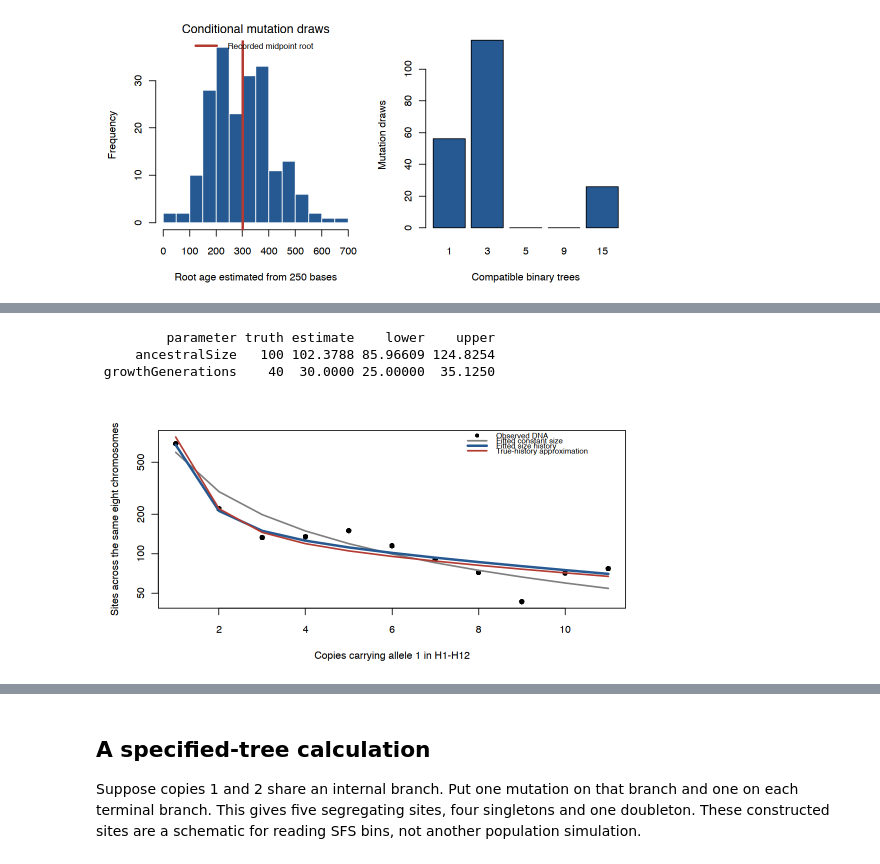
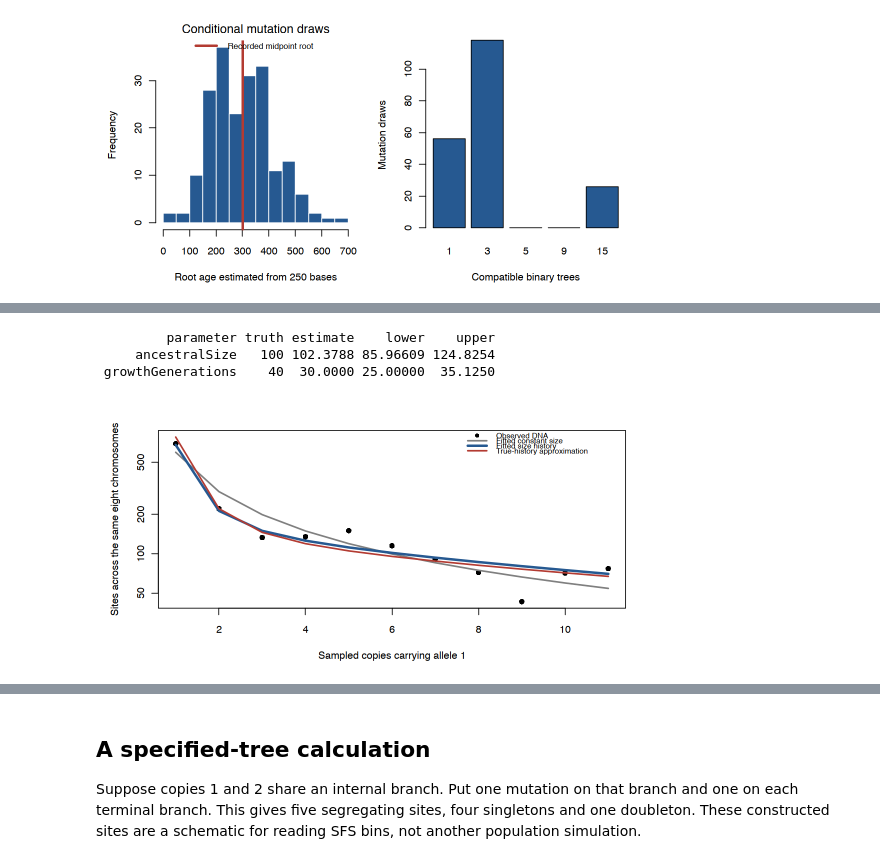
Before and after one commit to StatFunGen/hpgR, a Jupyter notebook: notebooks/P8149_Lecture_9_Mutations_on_a_Tree.ipynb, the cells around one changed output, grey strips where cells are left out. Saved outputs shown, nothing was run; the diff lists cells and outputs as text; code cells hidden in the pictures.

```diff
--- a/notebooks/P8149_Lecture_9_Mutations_on_a_Tree.ipynb
+++ b/notebooks/P8149_Lecture_9_Mutations_on_a_Tree.ipynb
@@ -10542,30 +10604,30 @@ and model approximation contribute additional uncertainty.
 # %%
 spectra <- t(vapply(1:8,function(j)sfs(observed$haplotypes[1:12,
     ((j-1)*10000+1):(j*10000),drop=FALSE]),integer(11)))
 growth <- fitHistorySpectrum(spectra,mu,10000)
 set.seed(20261107)
 bootstrap <- replicate(40,fitHistorySpectrum(spectra[sample.int(8,8,replace=TRUE),],
     mu,10000)$estimate)
 interval <- apply(bootstrap,1,quantile,c(.025,.975))
 print(data.frame(parameter=names(growth$estimate),truth=c(100,40),
     estimate=unname(growth$estimate),lower=interval[1,],upper=interval[2,]),row.names=FALSE)
 drawFigure("sfs_history_fit",function(){
     par(mar=c(4.6,4.8,2.5,.8))
     truth_expected<-expectedHistorySFS(12,c(100,head(c(20,
         populationSizeSchedule(populationHistoryDesign()$candidates$recent_founding,
             populationHistoryDesign()$design)[-1]),-1)),mu,80000)
-    plot(1:11,growth$observed,pch=16,log="y",xlab="Copies carrying allele 1 in H1-H12",
+    plot(1:11,growth$observed,pch=16,log="y",xlab="Sampled copies carrying allele 1",
         ylab="Sites across the same eight chromosomes",ylim=range(growth$observed,
             growth$expected,growth$constantExpected,truth_expected))
     lines(1:11,growth$constantExpected,col="gray50",lwd=2)
     lines(1:11,growth$expected,col=blue,lwd=3)
     lines(1:11,truth_expected,col="#B33B32",lwd=2)
     legend("topright",c("Observed DNA","Fitted constant size","Fitted size history",
         "True-history approximation"),col=c("black","gray50",blue,"#B33B32"),
         pch=c(16,NA,NA,NA),lty=c(NA,1,1,1),lwd=c(NA,2,3,2),bty="n",cex=.75)
 },width=7,height=4.5)
 # %% [output]
          parameter truth estimate    lower    upper
      ancestralSize   100 102.3788 85.96609 124.8254
  growthGenerations    40  30.0000 25.00000  35.1250
-[figure, old version]
+[figure, new version]
```
Also changed, not shown: parts of 8 cells of this notebook, 30 other files.
